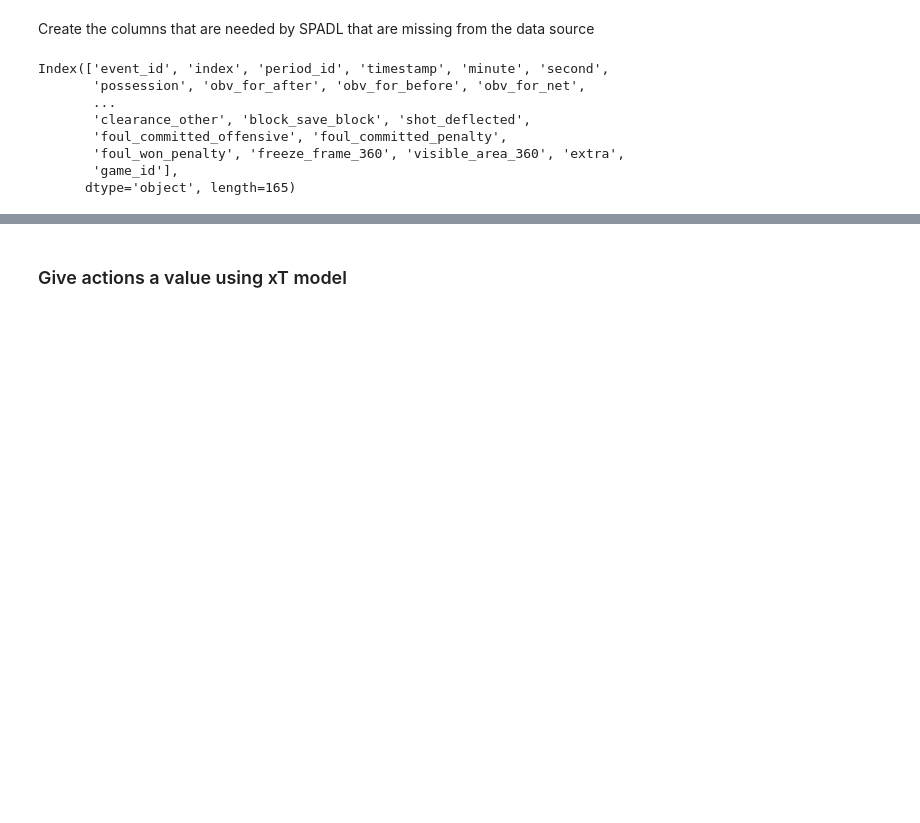
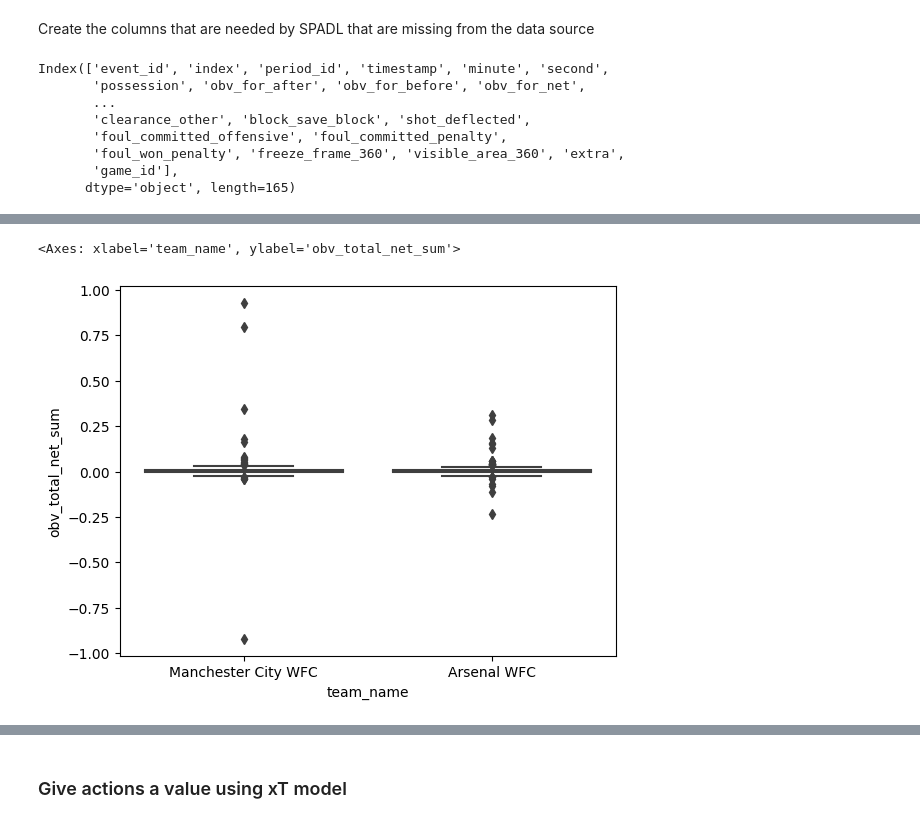
Before and after one commit to liammoore44/City-DS, a Jupyter notebook: notebooks/VAEP.ipynb, the cells around one changed output, grey strips where cells are left out. Cells and saved outputs as stored; diff of their text form; code cells hidden in the pictures; blank space fills up the shorter version.

```diff
--- a/notebooks/VAEP.ipynb
+++ b/notebooks/VAEP.ipynb
@@ -102,3 +102,7 @@ Index(['event_id', 'index', 'period_id', 'timestamp', 'minute', 'second',
        'foul_won_penalty', 'freeze_frame_360', 'visible_area_360', 'extra',
        'game_id'],
       dtype='object', length=165)
+# %%
+data = pd.read_json("../man-city-data/StatsBomb/Data/ManCity_Arsenal_events.json")
+data = rename_cols(normalize_dataframe(data))
+data
@@ -104,0 +123,6 @@ Index(['event_id', 'index', 'period_id', 'timestamp', 'minute', 'second',
+# %%
+data['freeze_frame_360'] = [[] for _ in range(len(data))]
+data['visible_area_360'] = [[] for _ in range(len(data))]
+data['extra'] = [json.loads('{}') for _ in range(len(data))]
+data['game_id'] = [3852832 for _ in range(len(data))]
+data = rename_cols(data)
@@ -104,0 +142,6 @@ Index(['event_id', 'index', 'period_id', 'timestamp', 'minute', 'second',
+# %%
+df_grouped = data.groupby(['possession', 'team_name']).agg({'obv_total_net': ['sum', 'mean']}).reset_index()
+df_grouped.dropna(inplace=True)
+df_grouped.columns = ['possession', 'team_name', 'obv_total_net_sum', 'obv_total_net_mean']
+
+df_grouped
@@ -104,0 +162,7 @@ Index(['event_id', 'index', 'period_id', 'timestamp', 'minute', 'second',
+# %%
+import seaborn as sns
+# assuming your DataFrame is named "df_grouped"
+sns.boxplot(x="team_name", y="obv_total_net_sum", data=df_grouped)
+# %% [output]
+<Axes: xlabel='team_name', ylabel='obv_total_net_sum'>
+[figure, added]
```
Also changed, not shown: parts of 7 cells of this notebook, 4 other files.
